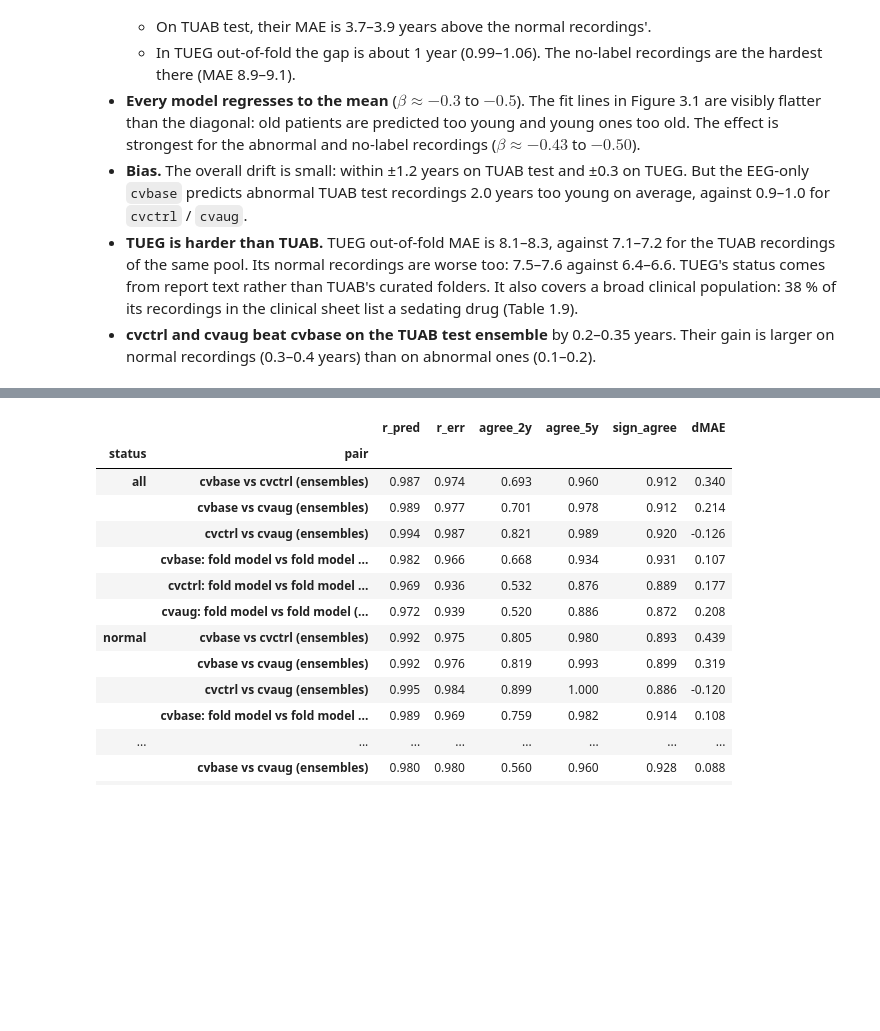
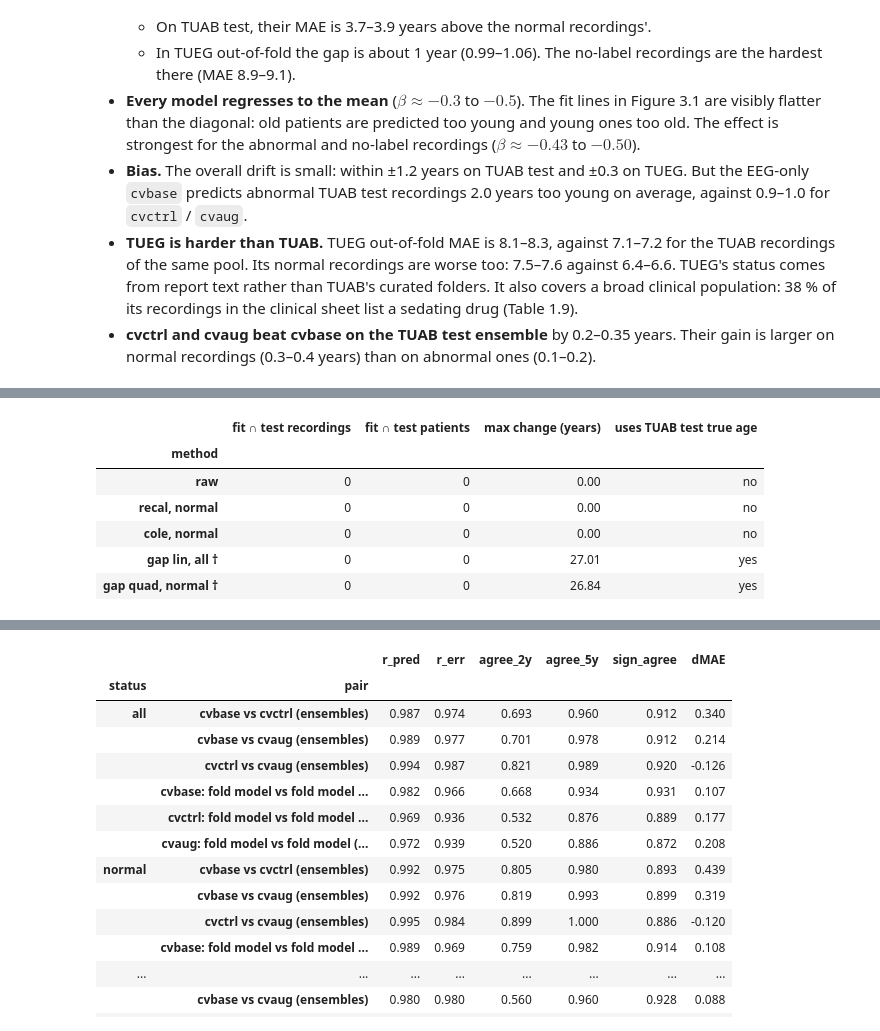
Before and after one commit to Neuro-Clalit/LaBraM, a Jupyter notebook: notebooks/brain_age_research_summary.ipynb, the cells around one changed output, grey strips where cells are left out. Drawn from its saved outputs; the diff is of its cells as text; code cells hidden in the pictures; blank space fills up the shorter version.

```diff
--- a/notebooks/brain_age_research_summary.ipynb
+++ b/notebooks/brain_age_research_summary.ipynb
@@ -2463 +2491,15 @@ Fit-set check (bias correction):
+# %%
+if preds is not None and HAVE_TUEG:
+    leak = rs.correction_leak_check(psets, CORRECTIONS).set_index("method")
+    assert (leak[["fit ∩ test recordings", "fit ∩ test patients"]] == 0).all().all(), "a fit set touches TUAB test"
+    assert (leak.loc[["raw", "recal, normal", "cole, normal"], "uses TUAB test true age"] == "no").all()
+    display(numbered_table(leak, "3.6", "Leakage check of the bias corrections"))
+# %% [output]
+|  | fit ∩ test recordings | fit ∩ test patients | max change (years) | uses TUAB test true age |
+| method |  |  |  |  |
+| raw | 0 | 0 | 0.00 | no |
+| recal, normal | 0 | 0 | 0.00 | no |
+| cole, normal | 0 | 0 | 0.00 | no |
+| gap lin, all † | 0 | 0 | 27.01 | yes |
+| gap quad, normal † | 0 | 0 | 26.84 | yes |
 # %% [markdown]
```
Also changed, not shown: parts of 15 cells of this notebook, 3 other files.
